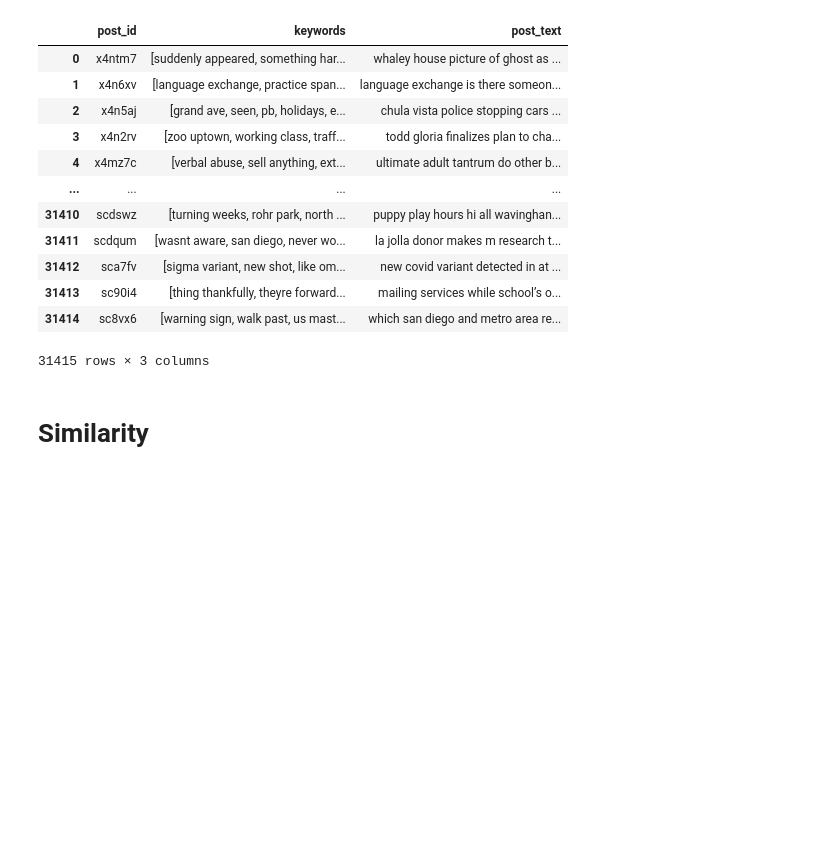
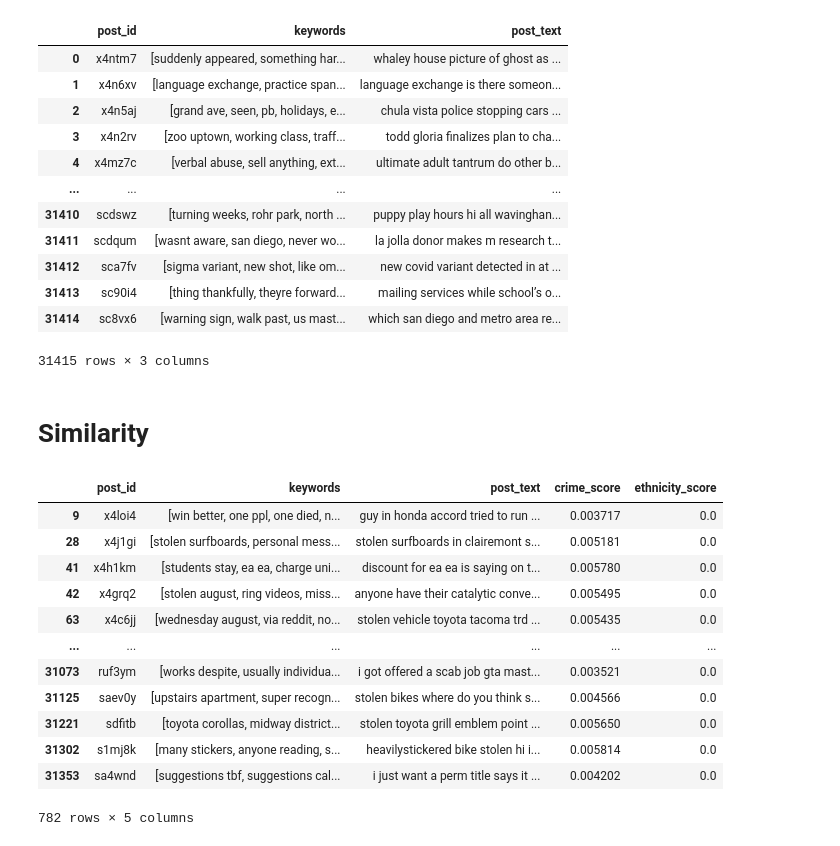
Before and after one commit to amoltkale/san_diego_crime_knowledge_graph, a Jupyter notebook: keyword_extraction.ipynb, the cells around one changed output. Saved outputs shown, nothing was run; the diff lists cells and outputs as text; code cells hidden in the pictures; blank space fills up the shorter version.

```diff
--- a/keyword_extraction.ipynb
+++ b/keyword_extraction.ipynb
@@ -23,6 +23,7 @@ from cleaner_lib import remove_puncuations, clean_str_col
 min_word_count = 20 # lose roughly 15k posts
 max_keywords = 10
 max_keyword_length = 2
+load_stopwords = True
 # %%
 # paths
 data_p = Path('./data/')
@@ -31,6 +32,7 @@ cleaned_reddit_p = cleaned_p / 'cleaned_reddit_12-21_to_1115.csv'
 
 pd_crime_p = data_p / 'crime_corpus.csv'
 ethnicity_p = data_p / 'ethnicity_corpus.csv'
+stopword_p = data_p / 'stopwords.csv'
 # %%
 reddit_df = pd.read_csv(cleaned_reddit_p)
 reddit_df
@@ -73,11 +75,17 @@ reddit_df
 31415 rows × 8 columns
 # %%
 # add stop words
-stop_words = stopwords.words('english')
-add_words = ["haha", "ha", "was", "were", "lol", "lmao", "rofl", "bro", "sheesh", "wanna", "would", "im", "ive",
-             "...", "want", "went", "go", "get", "got", "going", "much", "rl", "irl", "iirc", "gonna", "yall",
-             "dont", "fyi", "hmu", "b", "nd", "k", "kk", "youre", "dm", "youll", "ngl", "tbh", "ez", "...", "ty", "l",
-             "th", "lmfao", "uwu", "noob", "etc", "af"
+if load_stopwords:
+    stopwords_df = pd.read_csv(stopword_p)
+    stop_words = stopwords_df.stopwords.tolist()
+else:
+    stop_words = stopwords.words('english')
+    add_words = ["haha", "ha", "was", "were", "lol", "lmao", "rofl", "bro", "sheesh", "wanna", "would", "im", "ive",
+                 "...", "want", "went", "go", "get", "got", "going", "much", "rl", "irl", "iirc", "gonna", "yall",
+                 "dont", "fyi", "hmu", "b", "nd", "k", "kk", "youre", "dm", "youll", "ngl", "tbh", "ez", "...", "ty", "l",
+                 "th", "lmfao", "uwu", "noob", "etc", "af"
 
-            ]
-stop_words = stop_words + add_words
+                ]
+    stop_words = stop_words + add_words
+    pd.Series(stop_words, name="stopwords").to_csv(data_p / 'stopwords.csv', index=False)
+stop_words
@@ -145,3 +171,19 @@ keyword_df["ethnicity_score"] = calc_strs(keyword_df.copy(), "keywords", ethnici
 
 # write to file
 keyword_df.to_csv(cleaned_p / 'cime_related_text.csv', index=False)
+# %%
+keyword_df.loc[keyword_df["crime_score"] > 0]
+# %% [output]
+|  | post_id | keywords | post_text | crime_score | ethnicity_score |
+| 9 | x4loi4 | [win better, one ppl, one died, n... | guy in honda accord tried to run ... | 0.003717 | 0.0 |
+| 28 | x4j1gi | [stolen surfboards, personal mess... | stolen surfboards in clairemont s... | 0.005181 | 0.0 |
+| 41 | x4h1km | [students stay, ea ea, charge uni... | discount for ea ea is saying on t... | 0.005780 | 0.0 |
+| 42 | x4grq2 | [stolen august, ring videos, miss... | anyone have their catalytic conve... | 0.005495 | 0.0 |
+| 63 | x4c6jj | [wednesday august, via reddit, no... | stolen vehicle toyota tacoma trd ... | 0.005435 | 0.0 |
+| ... | ... | ... | ... | ... | ... |
+| 31073 | ruf3ym | [works despite, usually individua... | i got offered a scab job gta mast... | 0.003521 | 0.0 |
+| 31125 | saev0y | [upstairs apartment, super recogn... | stolen bikes where do you think s... | 0.004566 | 0.0 |
+| 31221 | sdfitb | [toyota corollas, midway district... | stolen toyota grill emblem point ... | 0.005650 | 0.0 |
+| 31302 | s1mj8k | [many stickers, anyone reading, s... | heavilystickered bike stolen hi i... | 0.005814 | 0.0 |
+| 31353 | sa4wnd | [suggestions tbf, suggestions cal... | i just want a perm title says it ... | 0.004202 | 0.0 |
+782 rows × 5 columns
```
Also changed, not shown: parts of 1 cell of this notebook.
